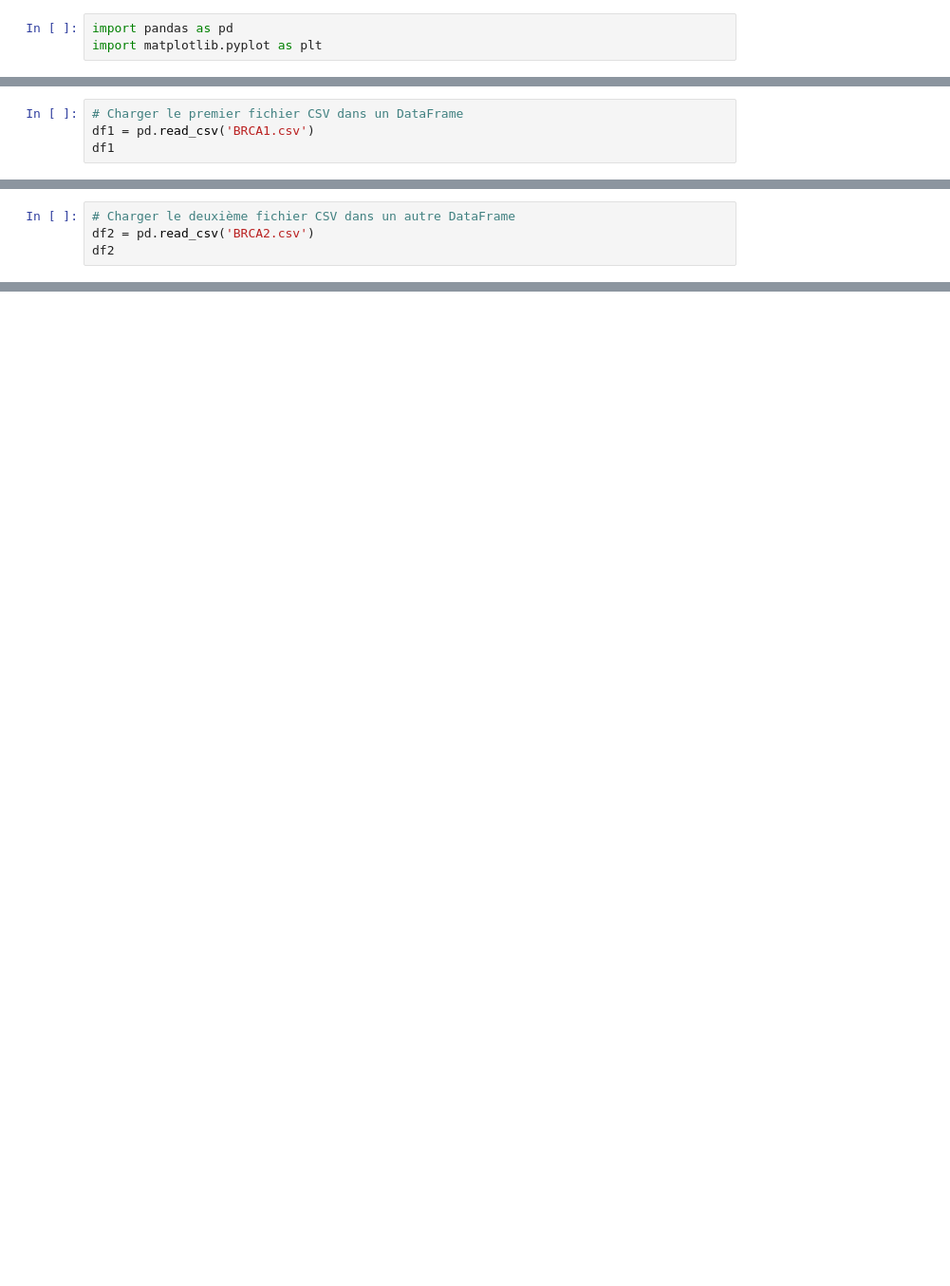
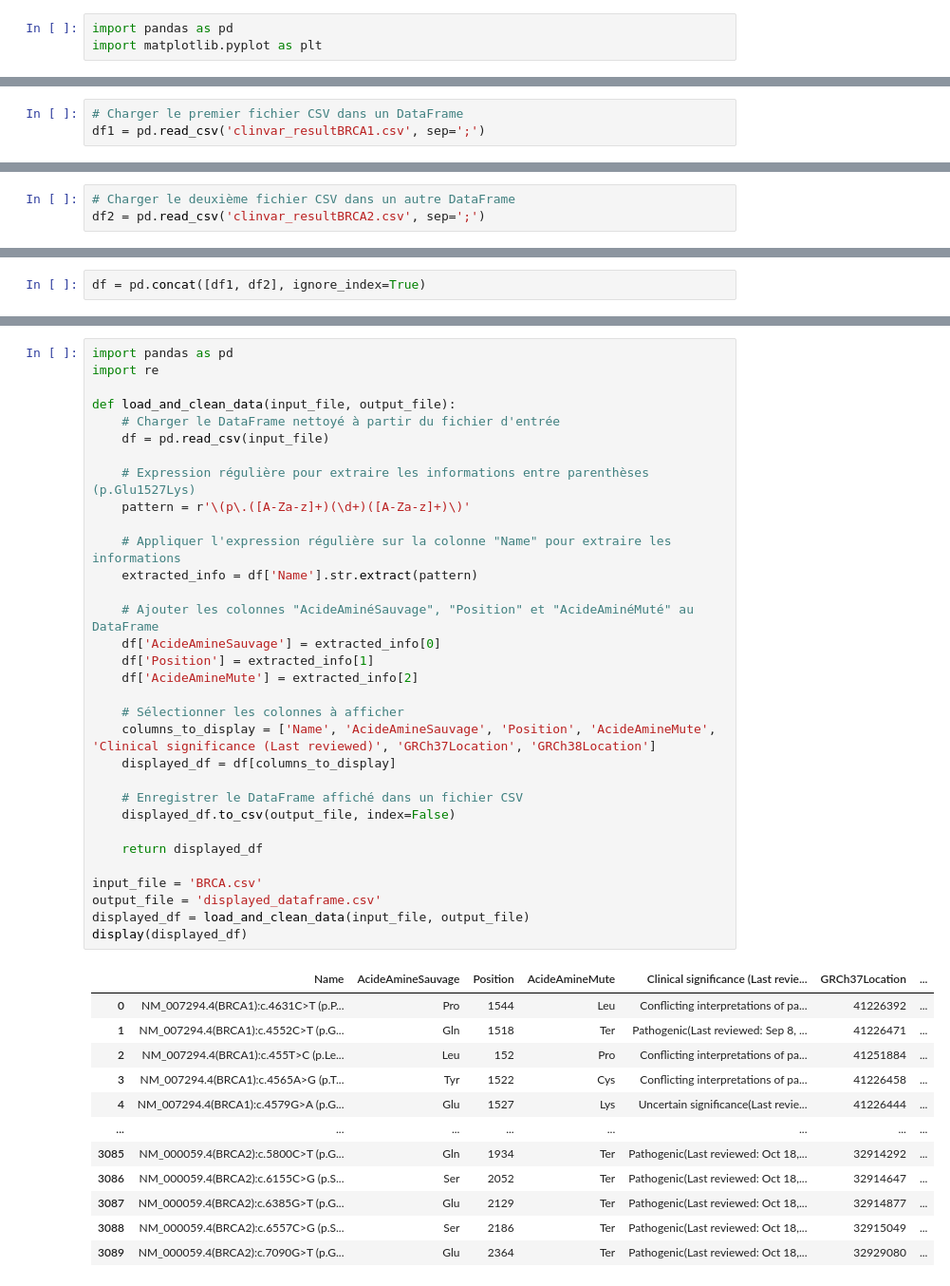
Before and after one commit to AmelMansour/Breast-Cancer-Prediction, a Jupyter notebook: BRCA1_BRCA2.ipynb, the cells around one changed output, grey strips where cells are left out. Shown at 95% size. Cells and saved outputs as stored; diff of their text form; blank space fills up the shorter version.

```diff
--- a/BRCA1_BRCA2.ipynb
+++ b/BRCA1_BRCA2.ipynb
@@ -17,4 +17,3 @@ dict_keys(['BRCA1.csv', 'BRCA2.csv'])
 # %%
 # Charger le premier fichier CSV dans un DataFrame
-df1 = pd.read_csv('BRCA1.csv')
-df1
+df1 = pd.read_csv('clinvar_resultBRCA1.csv', sep=';')
@@ -39,4 +20,3 @@ df1
 # %%
 # Charger le deuxième fichier CSV dans un autre DataFrame
-df2 = pd.read_csv('BRCA2.csv')
-df2
+df2 = pd.read_csv('clinvar_resultBRCA2.csv', sep=';')
@@ -194,0 +23,2 @@ files.download(csv_path_combined)
+# %%
+df = pd.concat([df1, df2], ignore_index=True)
@@ -194,0 +30,45 @@ files.download(csv_path_combined)
+# %%
+import pandas as pd
+import re
+
+def load_and_clean_data(input_file, output_file):
+    # Charger le DataFrame nettoyé à partir du fichier d'entrée
+    df = pd.read_csv(input_file)
+
+    # Expression régulière pour extraire les informations entre parenthèses (p.Glu1527Lys)
+    pattern = r'\(p\.([A-Za-z]+)(\d+)([A-Za-z]+)\)'
+
+    # Appliquer l'expression régulière sur la colonne "Name" pour extraire les informations
+    extracted_info = df['Name'].str.extract(pattern)
+
+    # Ajouter les colonnes "AcideAminéSauvage", "Position" et "AcideAminéMuté" au DataFrame
+    df['AcideAmineSauvage'] = extracted_info[0]
+    df['Position'] = extracted_info[1]
+    df['AcideAmineMute'] = extracted_info[2]
+
+    # Sélectionner les colonnes à afficher
+    columns_to_display = ['Name', 'AcideAmineSauvage', 'Position', 'AcideAmineMute', 'Clinical significance (Last reviewed)', 'GRCh37Location', 'GRCh38Location']
+    displayed_df = df[columns_to_display]
+
+    # Enregistrer le DataFrame affiché dans un fichier CSV
+    displayed_df.to_csv(output_file, index=False)
+
+    return displayed_df
+
+input_file = 'BRCA.csv'
+output_file = 'displayed_dataframe.csv'
+displayed_df = load_and_clean_data(input_file, output_file)
+display(displayed_df)
+# %% [output]
+|  | Name | AcideAmineSauvage | Position | AcideAmineMute | Clinical significance (Last revie... | GRCh37Location | ... |
+| 0 | NM_007294.4(BRCA1):c.4631C>T (p.P... | Pro | 1544 | Leu | Conflicting interpretations of pa... | 41226392 | ... |
+| 1 | NM_007294.4(BRCA1):c.4552C>T (p.G... | Gln | 1518 | Ter | Pathogenic(Last reviewed: Sep 8, ... | 41226471 | ... |
+| 2 | NM_007294.4(BRCA1):c.455T>C (p.Le... | Leu | 152 | Pro | Conflicting interpretations of pa... | 41251884 | ... |
+| 3 | NM_007294.4(BRCA1):c.4565A>G (p.T... | Tyr | 1522 | Cys | Conflicting interpretations of pa... | 41226458 | ... |
+| 4 | NM_007294.4(BRCA1):c.4579G>A (p.G... | Glu | 1527 | Lys | Uncertain significance(Last revie... | 41226444 | ... |
+| ... | ... | ... | ... | ... | ... | ... | ... |
+| 3085 | NM_000059.4(BRCA2):c.5800C>T (p.G... | Gln | 1934 | Ter | Pathogenic(Last reviewed: Oct 18,... | 32914292 | ... |
+| 3086 | NM_000059.4(BRCA2):c.6155C>G (p.S... | Ser | 2052 | Ter | Pathogenic(Last reviewed: Oct 18,... | 32914647 | ... |
+| 3087 | NM_000059.4(BRCA2):c.6385G>T (p.G... | Glu | 2129 | Ter | Pathogenic(Last reviewed: Oct 18,... | 32914877 | ... |
+| 3088 | NM_000059.4(BRCA2):c.6557C>G (p.S... | Ser | 2186 | Ter | Pathogenic(Last reviewed: Oct 18,... | 32915049 | ... |
+| 3089 | NM_000059.4(BRCA2):c.7090G>T (p.G... | Glu | 2364 | Ter | Pathogenic(Last reviewed: Oct 18,... | 32929080 | ... |
```
Also changed, not shown: parts of 20 cells of this notebook.
